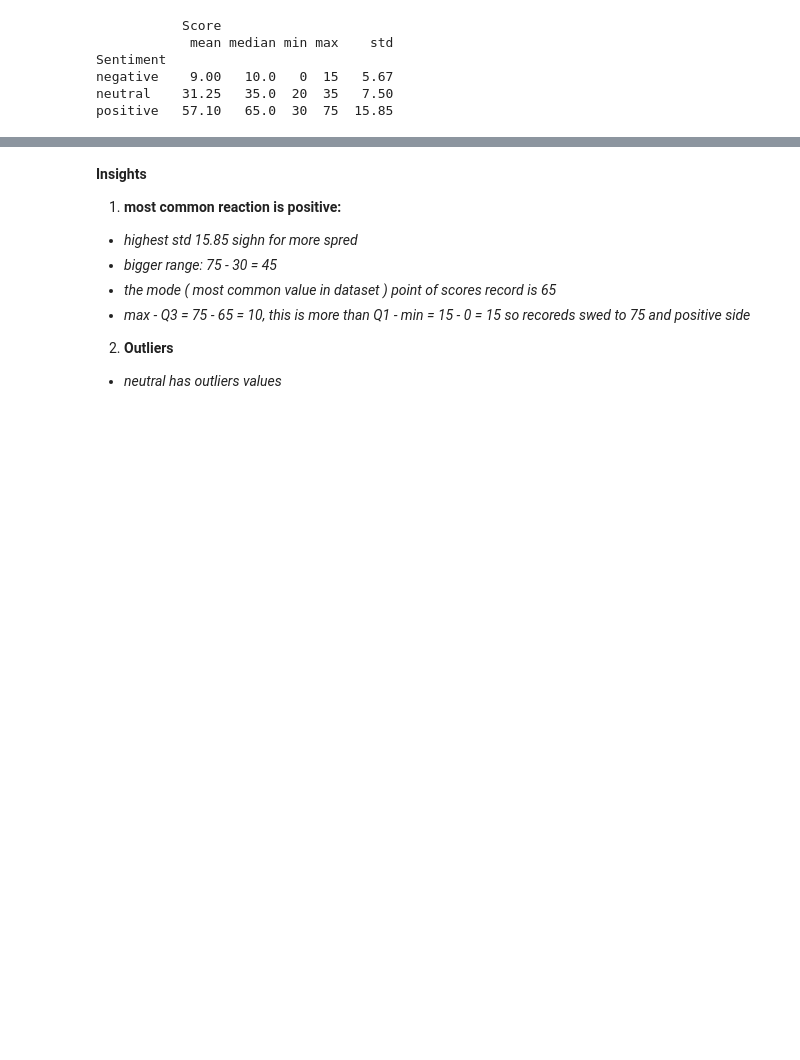
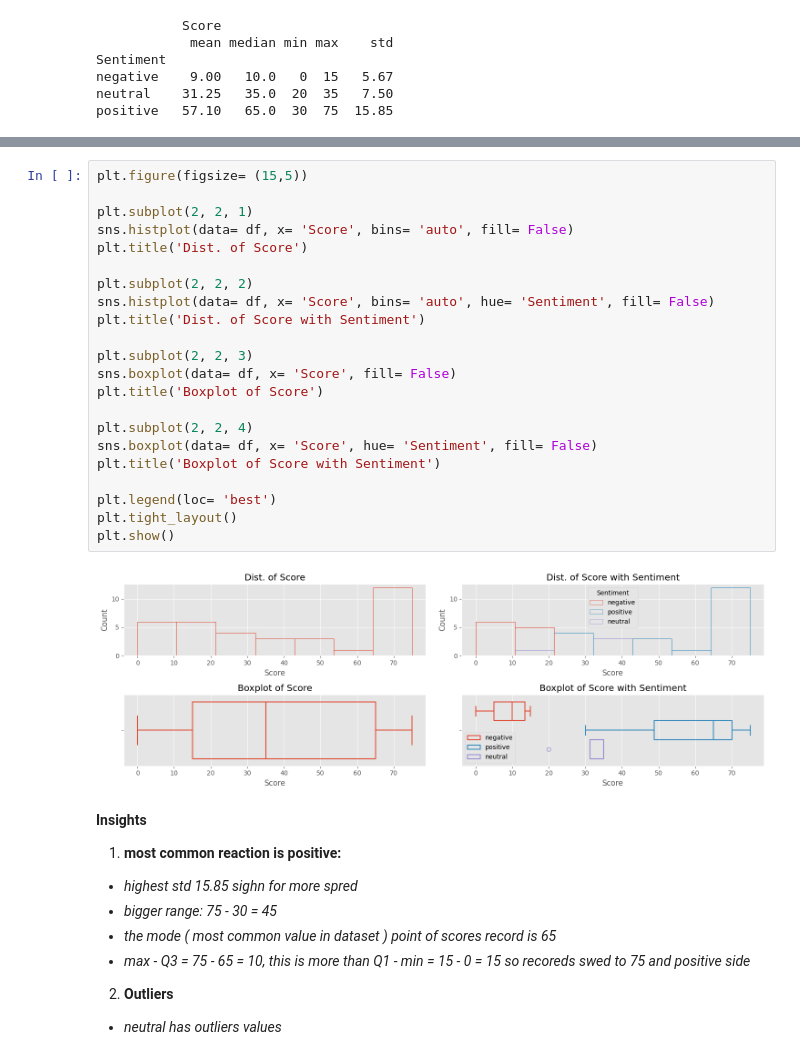
Before and after one commit to AhmAnwar/accenture_virtual_experience_VE_by_Forage, a Jupyter notebook: accenture-virtual-experience-ve-by-forage.ipynb, the cells around one changed output, grey strips where cells are left out. Drawn from its saved outputs; the diff is of its cells as text; blank space fills up the shorter version.

```diff
--- a/accenture-virtual-experience-ve-by-forage.ipynb
+++ b/accenture-virtual-experience-ve-by-forage.ipynb
@@ -275,3 +257,27 @@ plt.show()
+# %%
+plt.figure(figsize= (15,5))
+
+plt.subplot(2, 2, 1)
+sns.histplot(data= df, x= 'Score', bins= 'auto', fill= False)
+plt.title('Dist. of Score')
+
+plt.subplot(2, 2, 2)
+sns.histplot(data= df, x= 'Score', bins= 'auto', hue= 'Sentiment', fill= False)
+plt.title('Dist. of Score with Sentiment')
+
+plt.subplot(2, 2, 3)
+sns.boxplot(data= df, x= 'Score', fill= False)
+plt.title('Boxplot of Score')
+
+plt.subplot(2, 2, 4)
+sns.boxplot(data= df, x= 'Score', hue= 'Sentiment', fill= False)
+plt.title('Boxplot of Score with Sentiment')
+
+plt.legend(loc= 'best')
+plt.tight_layout()
+plt.show()
+# %% [output]
+[figure, added]
 # %% [markdown]
 **Insights**
 
```
Also changed, not shown: parts of 13 cells of this notebook.
